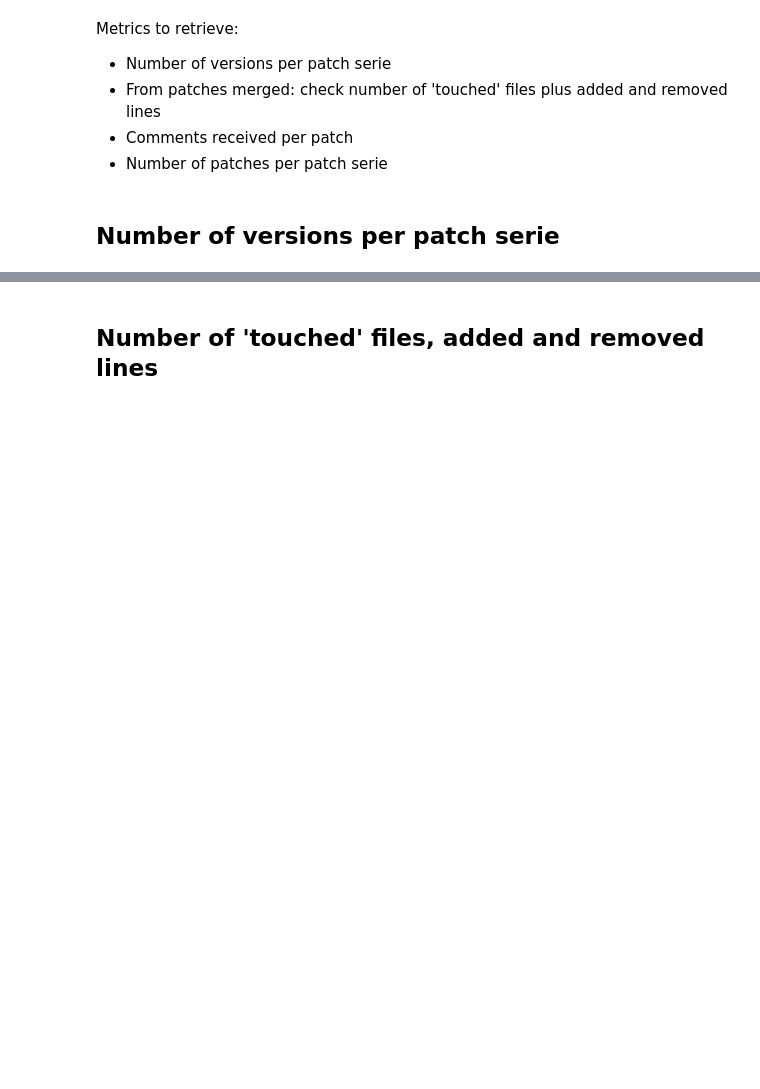
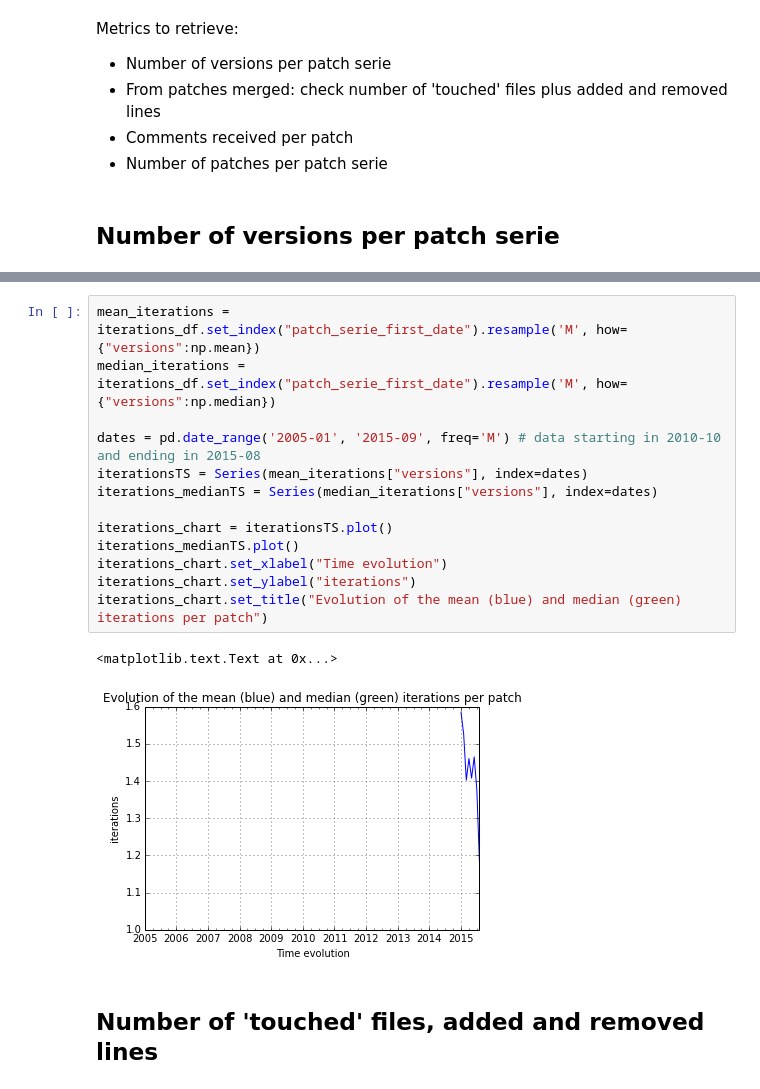
Before and after one commit to dicortazar/ipython-notebooks, a Jupyter notebook: projects/xen-analysis/Code-Review-Metrics.ipynb, the cells around one changed output, grey strips where cells are left out. Saved outputs shown, nothing was run; the diff lists cells and outputs as text; blank space fills up the shorter version.

```diff
--- a/projects/xen-analysis/Code-Review-Metrics.ipynb
+++ b/projects/xen-analysis/Code-Review-Metrics.ipynb
@@ -381,3 +405,19 @@ Metrics to retrieve:
+# %%
+mean_iterations = iterations_df.set_index("patch_serie_first_date").resample('M', how={"versions":np.mean})
+median_iterations = iterations_df.set_index("patch_serie_first_date").resample('M', how={"versions":np.median})
+
+dates = pd.date_range('2005-01', '2015-09', freq='M') # data starting in 2010-10 and ending in 2015-08
+iterationsTS = Series(mean_iterations["versions"], index=dates)
+iterations_medianTS = Series(median_iterations["versions"], index=dates)
+
+iterations_chart = iterationsTS.plot()
+iterations_medianTS.plot()
+iterations_chart.set_xlabel("Time evolution")
+iterations_chart.set_ylabel("iterations")
+iterations_chart.set_title("Evolution of the mean (blue) and median (green) iterations per patch")
+# %% [output]
+<matplotlib.text.Text at 0x...>
+[figure, added]
 # %% [markdown]
 ## Number of 'touched' files, added and removed lines
 # %%
```
Also changed, not shown: parts of 3 cells of this notebook.
